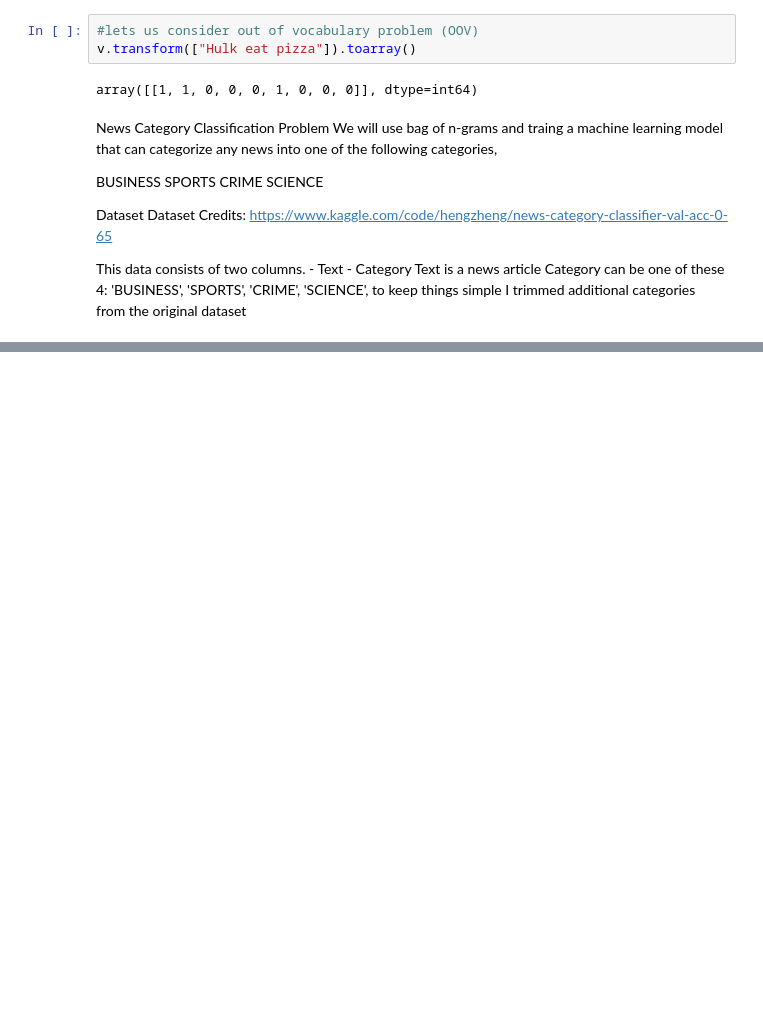
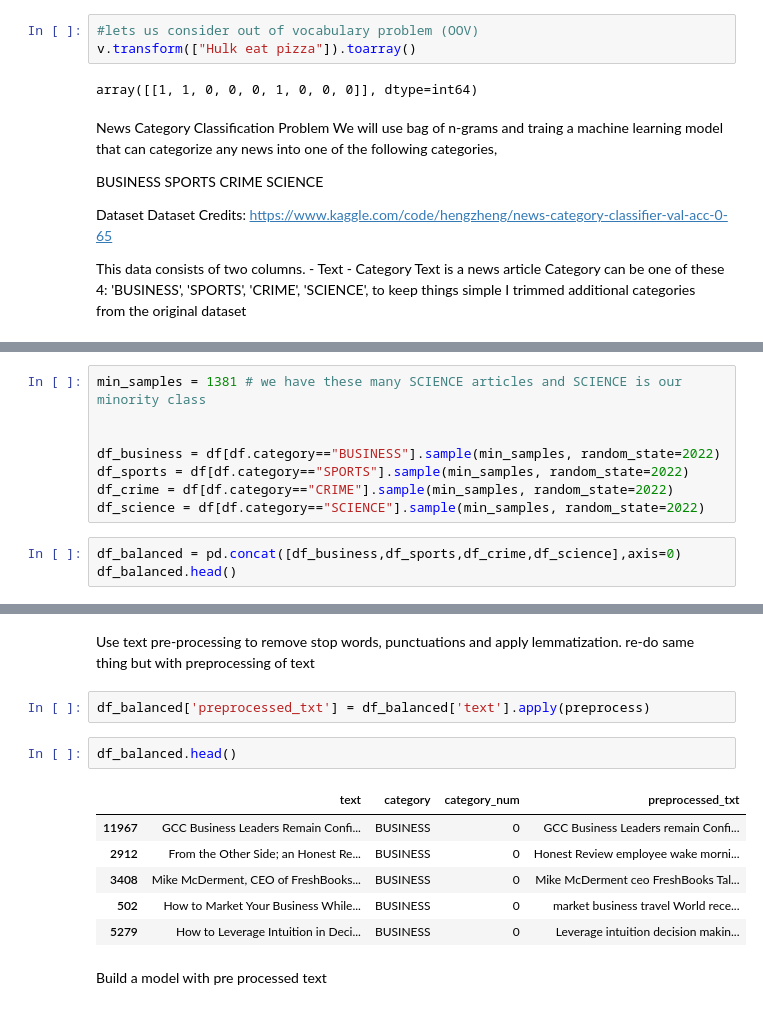
Before and after one commit to poornachandra24/NLP, a Jupyter notebook: Text Representation/N_Gram_bag_of_words.ipynb, the cells around one changed output, grey strips where cells are left out. Saved outputs shown, nothing was run; the diff lists cells and outputs as text; blank space fills up the shorter version.

```diff
--- a/Text Representation/N_Gram_bag_of_words.ipynb
+++ b/Text Representation/N_Gram_bag_of_words.ipynb
@@ -111,0 +141,11 @@ c:\Users\Admin\Downloads\news_dataset.json
+# %%
+min_samples = 1381 # we have these many SCIENCE articles and SCIENCE is our minority class
+
+
+df_business = df[df.category=="BUSINESS"].sample(min_samples, random_state=2022)
+df_sports = df[df.category=="SPORTS"].sample(min_samples, random_state=2022)
+df_crime = df[df.category=="CRIME"].sample(min_samples, random_state=2022)
+df_science = df[df.category=="SCIENCE"].sample(min_samples, random_state=2022)
+# %%
+df_balanced = pd.concat([df_business,df_sports,df_crime,df_science],axis=0)
+df_balanced.head()
@@ -111,0 +330,15 @@ c:\Users\Admin\Downloads\news_dataset.json
+# %% [markdown]
+Use text pre-processing to remove stop words, punctuations and apply lemmatization. re-do same thing but with preprocessing of text
+# %%
+df_balanced['preprocessed_txt'] = df_balanced['text'].apply(preprocess)
+# %%
+df_balanced.head()
+# %% [output]
+|  | text | category | category_num | preprocessed_txt |
+| 11967 | GCC Business Leaders Remain Confi... | BUSINESS | 0 | GCC Business Leaders remain Confi... |
+| 2912 | From the Other Side; an Honest Re... | BUSINESS | 0 | Honest Review employee wake morni... |
+| 3408 | Mike McDerment, CEO of FreshBooks... | BUSINESS | 0 | Mike McDerment ceo FreshBooks Tal... |
+| 502 | How to Market Your Business While... | BUSINESS | 0 | market business travel World rece... |
+| 5279 | How to Leverage Intuition in Deci... | BUSINESS | 0 | Leverage intuition decision makin... |
+# %% [markdown]
+Build a model with pre processed text
```
Also changed, not shown: parts of 29 cells of this notebook.
